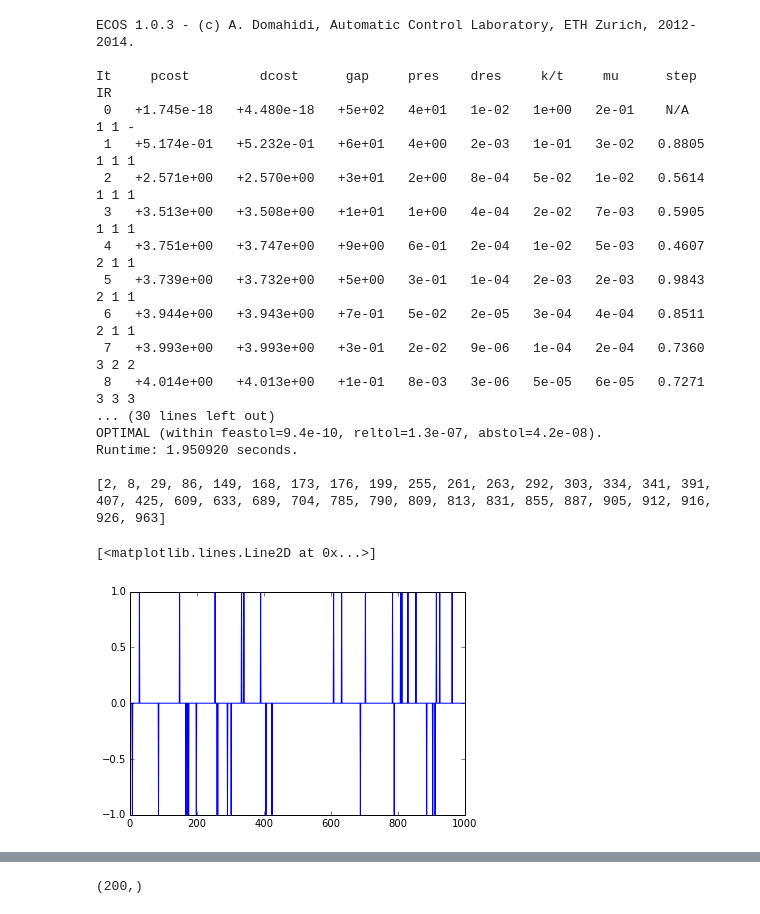
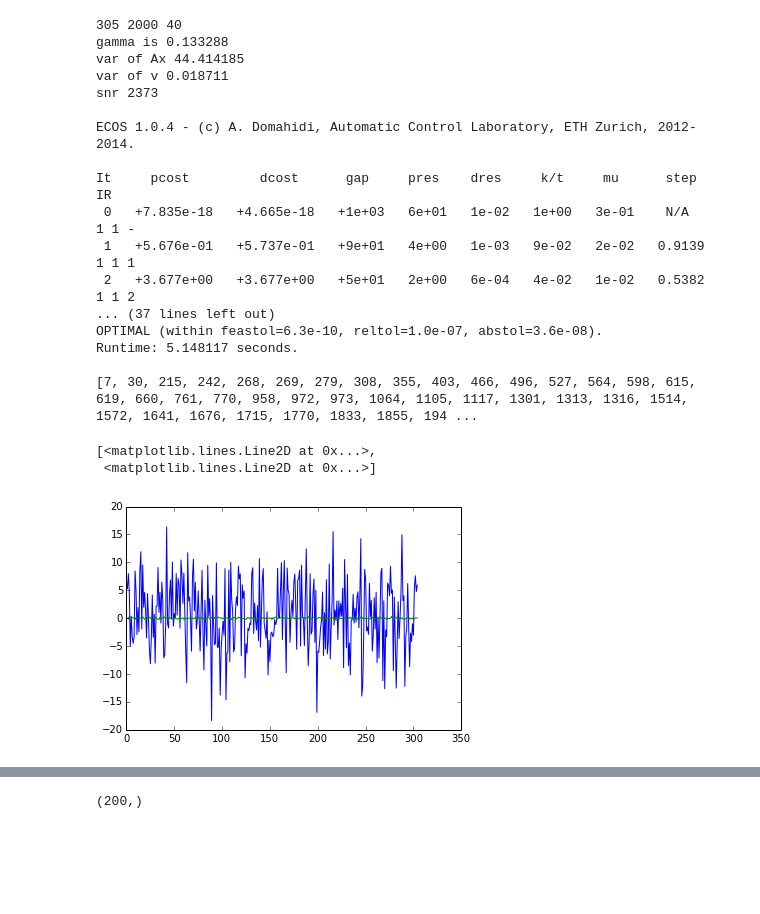
Before and after one commit to ajfriend/cvxpy_examples, a Jupyter notebook: sparse_regression.ipynb, the cells around one changed output, grey strips where cells are left out. Saved outputs shown, nothing was run; the diff lists cells and outputs as text; code cells hidden in the pictures; blank space fills up the shorter version.

```diff
--- a/sparse_regression.ipynb
+++ b/sparse_regression.ipynb
@@ -3,10 +3,11 @@ import cvxpy as cp
 import numpy as np
 import math
 
-
-n = 1000
+n = 2000
 nnz = 5*int(math.ceil(math.log(n)))
 m = int(math.ceil(nnz*math.log(n)))
+
+print "%d %d %d"%(m,n,nnz)
 
 A = np.random.randn(m,n)
 x = np.zeros(n)
@@ -19,7 +20,13 @@ for i in np.random.random_integers(0,n-1,nnz):
 xstar = x
 b = A.dot(x)
 gamma = .02*b.std()
-b += gamma*np.random.randn(m)
+v = gamma*np.random.randn(m)
+b += v
+
+print "gamma is %f"%(gamma,)
+print "var of Ax %f"%((A.dot(x).var()),)
+print "var of v %f"%((v.var()),)
+print "snr %d"%(A.dot(x).var()/v.var())
 
 #gamma = .1
 
@@ -40,28 +47,28 @@ x2 = np.array(x.value).flatten()
 
 print [i for i in range(n) if abs(x1[i]) > .1]
 # %% [output]
-ECOS 1.0.3 - (c) A. Domahidi, Automatic Control Laboratory, ETH Zurich, 2012-2014.
+305 2000 40
+gamma is 0.133288
+var of Ax 44.414185
+var of v 0.018711
+snr 2373
+
+ECOS 1.0.4 - (c) A. Domahidi, Automatic Control Laboratory, ETH Zurich, 2012-2014.
 
 It     pcost         dcost      gap     pres    dres     k/t     mu      step     IR
- 0   +1.745e-18   +4.480e-18   +5e+02   4e+01   1e-02   1e+00   2e-01    N/A     1 1 -
- 1   +5.174e-01   +5.232e-01   +6e+01   4e+00   2e-03   1e-01   3e-02   0.8805   1 1 1
- 2   +2.571e+00   +2.570e+00   +3e+01   2e+00   8e-04   5e-02   1e-02   0.5614   1 1 1
- 3   +3.513e+00   +3.508e+00   +1e+01   1e+00   4e-04   2e-02   7e-03   0.5905   1 1 1
- 4   +3.751e+00   +3.747e+00   +9e+00   6e-01   2e-04   1e-02   5e-03   0.4607   2 1 1
- 5   +3.739e+00   +3.732e+00   +5e+00   3e-01   1e-04   2e-03   2e-03   0.9843   2 1 1
- 6   +3.944e+00   +3.943e+00   +7e-01   5e-02   2e-05   3e-04   4e-04   0.8511   2 1 1
- 7   +3.993e+00   +3.993e+00   +3e-01   2e-02   9e-06   1e-04   2e-04   0.7360   3 2 2
- 8   +4.014e+00   +4.013e+00   +1e-01   8e-03   3e-06   5e-05   6e-05   0.7271   3 3 3
-... (30 lines left out)
-OPTIMAL (within feastol=9.4e-10, reltol=1.3e-07, abstol=4.2e-08).
-Runtime: 1.950920 seconds.
+ 0   +7.835e-18   +4.665e-18   +1e+03   6e+01   1e-02   1e+00   3e-01    N/A     1 1 -
+ 1   +5.676e-01   +5.737e-01   +9e+01   4e+00   1e-03   9e-02   2e-02   0.9139   1 1 1
+ 2   +3.677e+00   +3.677e+00   +5e+01   2e+00   6e-04   4e-02   1e-02   0.5382   1 1 2
+... (37 lines left out)
+OPTIMAL (within feastol=6.3e-10, reltol=1.0e-07, abstol=3.6e-08).
+Runtime: 5.148117 seconds.
 
-[2, 8, 29, 86, 149, 168, 173, 176, 199, 255, 261, 263, 292, 303, 334, 341, 391, 407, 425, 609, 633, 689, 704, 785, 790, 809, 813, 831, 855, 887, 905, 912, 916, 926, 963]
+[7, 30, 215, 242, 268, 269, 279, 308, 355, 403, 466, 496, 527, 564, 598, 615, 619, 660, 761, 770, 958, 972, 973, 1064, 1105, 1117, 1301, 1313, 1316, 1514, 1572, 1641, 1676, 1715, 1770, 1833, 1855, 194 ...
 # %%
 import matplotlib.pyplot as plt
-# %%
-x = np.arange(len(x1))
-plt.plot(x,xstar)
-# %% [output]
-[<matplotlib.lines.Line2D at 0x...>]
-[figure, removed]
+# %%
+plot(range(m),A.dot(xstar), range(m), v)
+# %% [output]
+[<matplotlib.lines.Line2D at 0x...>,
+ <matplotlib.lines.Line2D at 0x...>]
+[figure, added]
```
Also changed, not shown: parts of 4 cells of this notebook, 8 other files.
